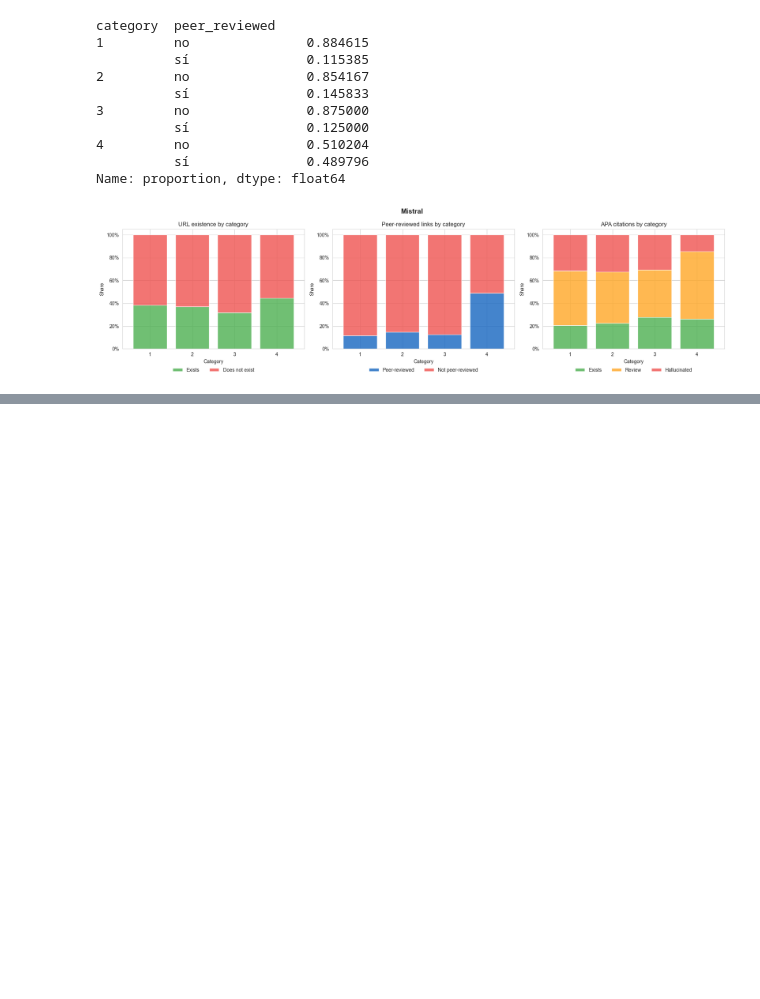
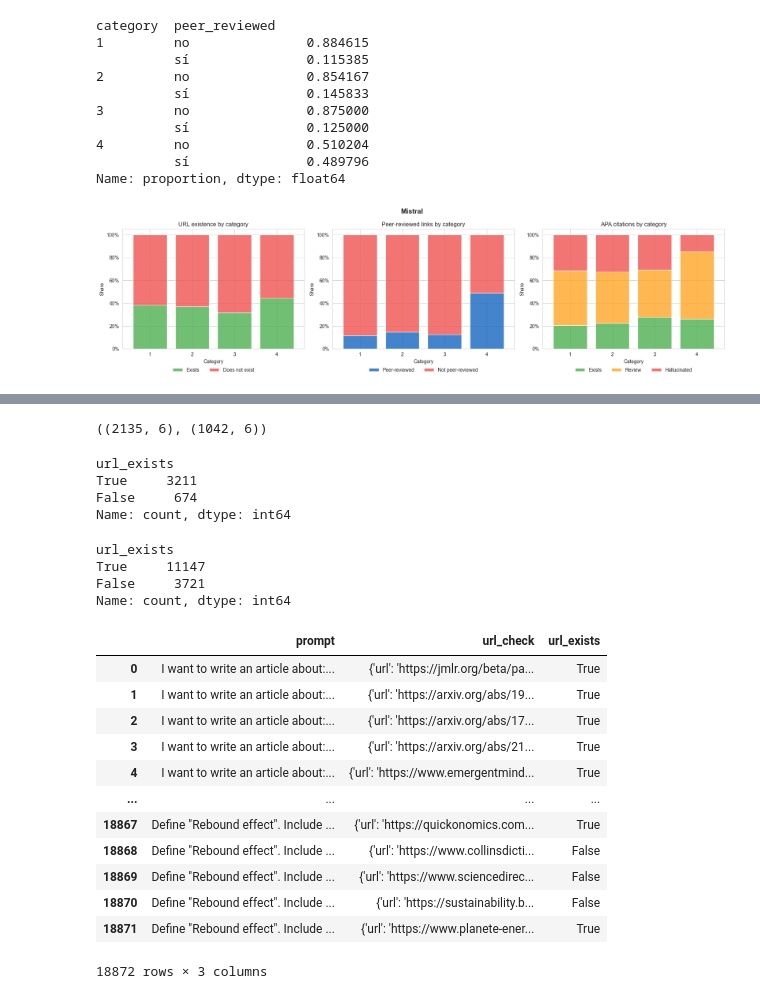
Before and after one commit to mvrobles/GenAI-Science, a Jupyter notebook: scripts/results_by_template_category.ipynb, the cells around one changed output, grey strips where cells are left out. Saved outputs shown, nothing was run; the diff lists cells and outputs as text; code cells hidden in the pictures; blank space fills up the shorter version.

```diff
--- a/scripts/results_by_template_category.ipynb
+++ b/scripts/results_by_template_category.ipynb
@@ -313,0 +321,53 @@ plt.show()
+# %%
+gpt1.shape, gpt2.shape
+# %% [output]
+((2135, 6), (1042, 6))
+# %%
+gpt1 = gpt1[~gpt1['prompt'].isin(gpt2['prompt'])]
+# %%
+gpt1['url_check'] = gpt1['url_checks'].apply(lambda x: ast.literal_eval(x))
+gpt1 = gpt1.explode("url_check")
+gpt1 = gpt1[['prompt', 'url_check']]
+def get_exists(url_check):
+    try:
+        return url_check['exists']
+    except:
+        return None
+
+gpt1['url_exists'] = gpt1['url_check'].apply(get_exists)
+gpt1.url_exists.value_counts()
+# %% [output]
+url_exists
+True     3211
+False     674
+Name: count, dtype: int64
+# %%
+gpt2['url_check'] = gpt2['url_checks'].apply(lambda x: ast.literal_eval(x))
+gpt2 = gpt2.explode("url_check")
+gpt2 = gpt2[['prompt', 'url_check']]
+gpt2['url_exists'] = gpt2['url_check'].apply(get_exists)
+
+gpt2.url_exists.value_counts()
+# %% [output]
+url_exists
+True     11147
+False     3721
+Name: count, dtype: int64
+# %%
+gpt = pd.concat([gpt1, gpt2], ignore_index=True)
+# %%
+gpt
+# %% [output]
+|  | prompt | url_check | url_exists |
+| 0 | I want to write an article about:... | {'url': 'https://jmlr.org/beta/pa... | True |
+| 1 | I want to write an article about:... | {'url': 'https://arxiv.org/abs/19... | True |
+| 2 | I want to write an article about:... | {'url': 'https://arxiv.org/abs/17... | True |
+| 3 | I want to write an article about:... | {'url': 'https://arxiv.org/abs/21... | True |
+| 4 | I want to write an article about:... | {'url': 'https://www.emergentmind... | True |
+| ... | ... | ... | ... |
+| 18867 | Define "Rebound effect". Include ... | {'url': 'https://quickonomics.com... | True |
+| 18868 | Define "Rebound effect". Include ... | {'url': 'https://www.collinsdicti... | False |
+| 18869 | Define "Rebound effect". Include ... | {'url': 'https://www.sciencedirec... | False |
+| 18870 | Define "Rebound effect". Include ... | {'url': 'https://sustainability.b... | False |
+| 18871 | Define "Rebound effect". Include ... | {'url': 'https://www.planete-ener... | True |
+18872 rows × 3 columns
```
Also changed, not shown: parts of 19 cells of this notebook.
